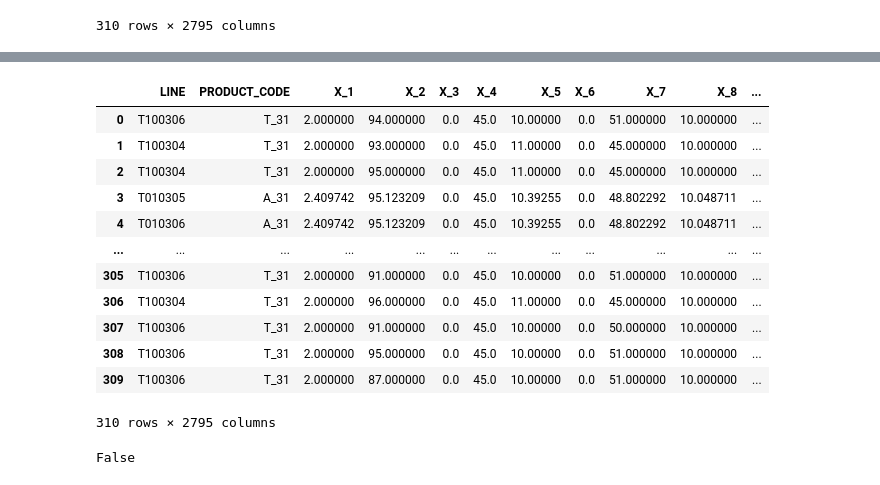
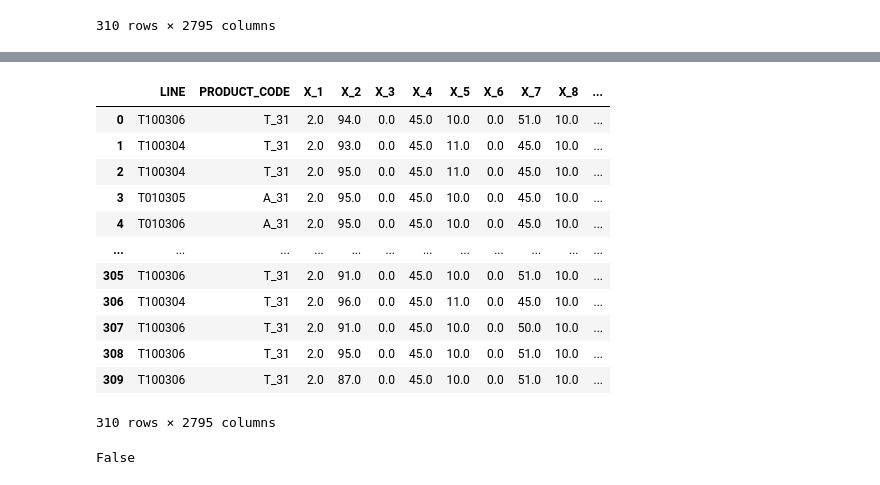
Before and after one commit to seoggu/hackerton_1, a Jupyter notebook: original copy.ipynb, the cells around one changed output, grey strips where cells are left out. Cells and saved outputs as stored; diff of their text form; code cells hidden in the pictures.

```diff
--- a/original copy.ipynb
+++ b/original copy.ipynb
@@ -68,0 +93,6 @@ test_x
+# %%
+down_quantles = train_x.quantile(0.2, numeric_only=True)
+up_quantles = train_x.quantile(0.8, numeric_only=True)
+
+train_x = train_x.mask( train_x > up_quantles, up_quantles, axis=1)
+train_x = train_x.mask( train_x < down_quantles, down_quantles, axis=1)
@@ -69,24 +125,27 @@ test_x
 # %%
 train_x_mean = train_x.fillna(train_x.mean())
 test_x_mean = test_x.fillna(train_x.mean())
 
+train_x_median = train_x.fillna(train_x.median())
+test_x_median = test_x.fillna(train_x.median())
+
 train_x_zero = train_x.fillna(0)
 test_x_zero = test_x.fillna(0)
 
-test_x_mean
+test_x_median
 # %% [output]
 |  | LINE | PRODUCT_CODE | X_1 | X_2 | X_3 | X_4 | X_5 | X_6 | X_7 | X_8 | ... |
-| 0 | T100306 | T_31 | 2.000000 | 94.000000 | 0.0 | 45.0 | 10.00000 | 0.0 | 51.000000 | 10.000000 | ... |
-| 1 | T100304 | T_31 | 2.000000 | 93.000000 | 0.0 | 45.0 | 11.00000 | 0.0 | 45.000000 | 10.000000 | ... |
-| 2 | T100304 | T_31 | 2.000000 | 95.000000 | 0.0 | 45.0 | 11.00000 | 0.0 | 45.000000 | 10.000000 | ... |
-| 3 | T010305 | A_31 | 2.409742 | 95.123209 | 0.0 | 45.0 | 10.39255 | 0.0 | 48.802292 | 10.048711 | ... |
-| 4 | T010306 | A_31 | 2.409742 | 95.123209 | 0.0 | 45.0 | 10.39255 | 0.0 | 48.802292 | 10.048711 | ... |
+| 0 | T100306 | T_31 | 2.0 | 94.0 | 0.0 | 45.0 | 10.0 | 0.0 | 51.0 | 10.0 | ... |
+| 1 | T100304 | T_31 | 2.0 | 93.0 | 0.0 | 45.0 | 11.0 | 0.0 | 45.0 | 10.0 | ... |
+| 2 | T100304 | T_31 | 2.0 | 95.0 | 0.0 | 45.0 | 11.0 | 0.0 | 45.0 | 10.0 | ... |
+| 3 | T010305 | A_31 | 2.0 | 95.0 | 0.0 | 45.0 | 10.0 | 0.0 | 45.0 | 10.0 | ... |
+| 4 | T010306 | A_31 | 2.0 | 95.0 | 0.0 | 45.0 | 10.0 | 0.0 | 45.0 | 10.0 | ... |
 | ... | ... | ... | ... | ... | ... | ... | ... | ... | ... | ... | ... |
-| 305 | T100306 | T_31 | 2.000000 | 91.000000 | 0.0 | 45.0 | 10.00000 | 0.0 | 51.000000 | 10.000000 | ... |
-| 306 | T100304 | T_31 | 2.000000 | 96.000000 | 0.0 | 45.0 | 11.00000 | 0.0 | 45.000000 | 10.000000 | ... |
-| 307 | T100306 | T_31 | 2.000000 | 91.000000 | 0.0 | 45.0 | 10.00000 | 0.0 | 50.000000 | 10.000000 | ... |
-| 308 | T100306 | T_31 | 2.000000 | 95.000000 | 0.0 | 45.0 | 10.00000 | 0.0 | 51.000000 | 10.000000 | ... |
-| 309 | T100306 | T_31 | 2.000000 | 87.000000 | 0.0 | 45.0 | 10.00000 | 0.0 | 51.000000 | 10.000000 | ... |
+| 305 | T100306 | T_31 | 2.0 | 91.0 | 0.0 | 45.0 | 10.0 | 0.0 | 51.0 | 10.0 | ... |
+| 306 | T100304 | T_31 | 2.0 | 96.0 | 0.0 | 45.0 | 11.0 | 0.0 | 45.0 | 10.0 | ... |
+| 307 | T100306 | T_31 | 2.0 | 91.0 | 0.0 | 45.0 | 10.0 | 0.0 | 50.0 | 10.0 | ... |
+| 308 | T100306 | T_31 | 2.0 | 95.0 | 0.0 | 45.0 | 10.0 | 0.0 | 51.0 | 10.0 | ... |
+| 309 | T100306 | T_31 | 2.0 | 87.0 | 0.0 | 45.0 | 10.0 | 0.0 | 51.0 | 10.0 | ... |
 310 rows × 2795 columns
 # %%
 test_x_mean.isna().values.any()
```
Also changed, not shown: parts of 17 cells of this notebook.
